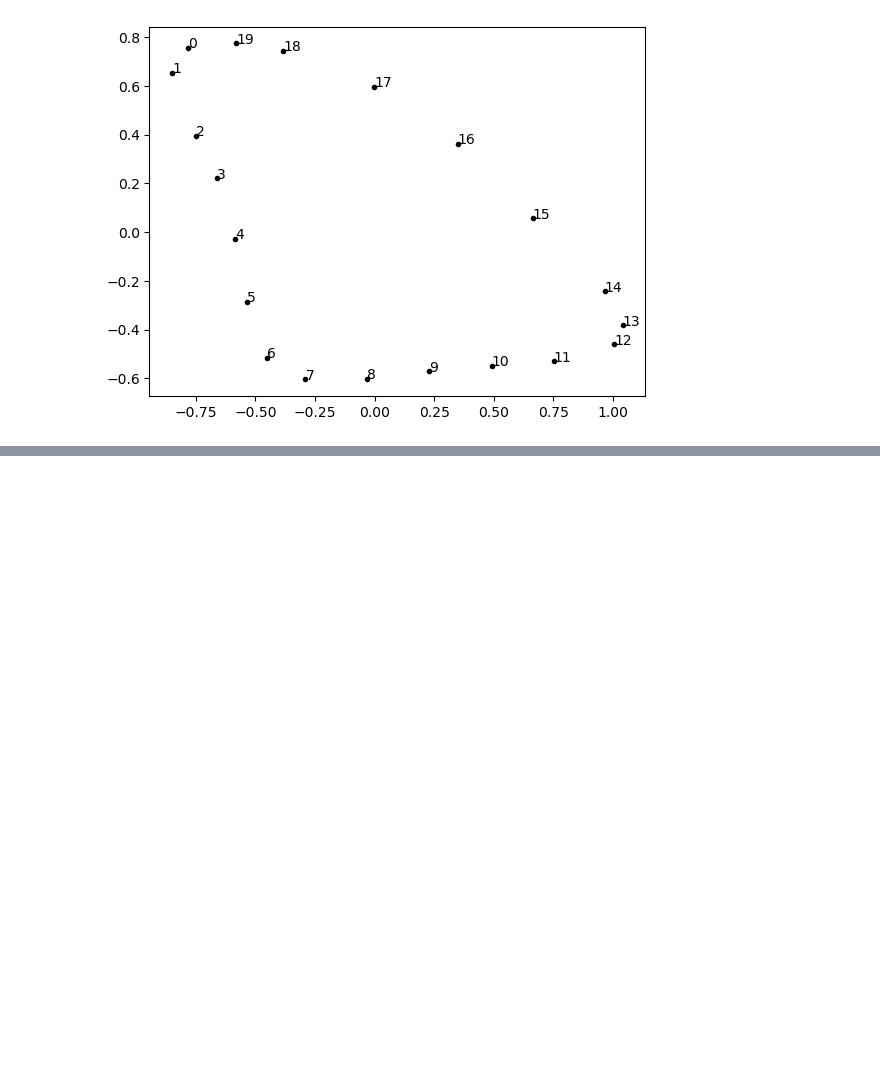
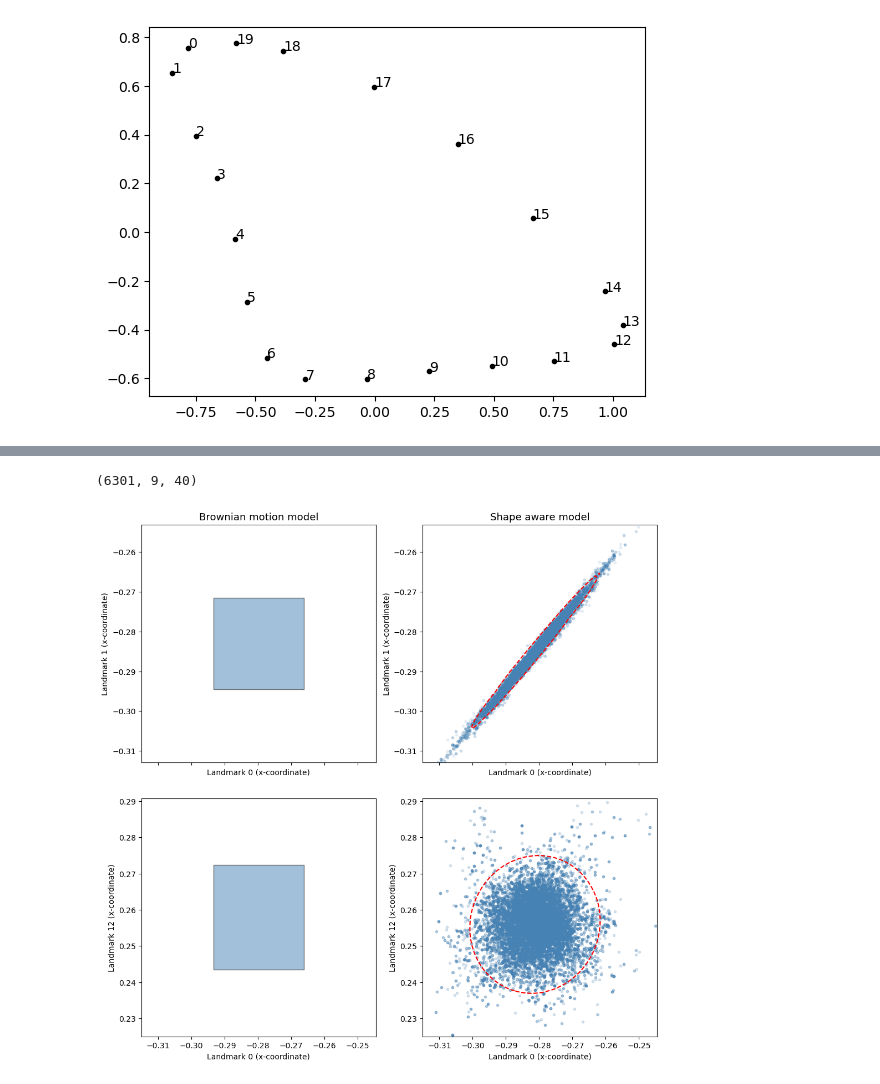
Before and after one commit to sofiastroustrup/SPMS, a Jupyter notebook: experiments/comparison/analyze_results.ipynb, the cells around one changed output, grey strips where cells are left out. Cells and saved outputs as stored; diff of their text form; code cells hidden in the pictures; blank space fills up the shorter version.

```diff
--- a/experiments/comparison/analyze_results.ipynb
+++ b/experiments/comparison/analyze_results.ipynb
@@ -115,18 +204,20 @@ list(range(1, 40, 2))
 # %%
-innernode_python = [0, 1, 2, 6]
-innernode_R = [6,7,8,9]
-node = 3
+nodeP = [0, 1, 2, 6]
+nodeR = [6,7,8,9]
+nidx = 1
 dim = [0, 2, 22]
 
 # nchain x mcmc iter x nnodes x ndim
 burnin_end = int(chain_results[0]['trees'].shape[0] * burnin_percent)
 all_posterior_samples = np.array([chain_results[i]['trees'][burnin_end:,:,:] for i in range(len(chain_results)) if chain_results[i] is not None])
 print(all_posterior_samples[0].shape)
-l0x = all_posterior_samples[:,:,node,dim[0]].flatten()
-l1x = all_posterior_samples[:,:,node,dim[1]].flatten()
-l12x = all_posterior_samples[:,:,node,dim[2]].flatten()
+l0x = all_posterior_samples[:,:,nodeP[nidx],dim[0]].flatten()
+l1x = all_posterior_samples[:,:,nodeP[nidx],dim[1]].flatten()
+l12x = all_posterior_samples[:,:,nodeP[nidx],dim[2]].flatten()
 
 # load confidence intervals from folder
 conf_dim0 = pd.read_csv(sim_path + f"/fastAnc/95%_conf_trait{dim[0]+1}.csv", header=0, index_col=0)
 conf_dim1 = pd.read_csv(sim_path + f"/fastAnc/95%_conf_trait{dim[1]+1}.csv", header=0, index_col=0)
 conf_dim2 = pd.read_csv(sim_path + f"/fastAnc/95%_conf_trait{dim[2]+1}.csv", header=0, index_col=0)
+# %% [output]
+(6301, 9, 40)
@@ -168,4 +224,5 @@ def gaussian_kde_contour(x, y, levels=[0.05]):
 # %%
+
 import matplotlib.patches as patches
 fig, axes = plt.subplots(nrows=2, ncols=2, figsize=(12, 12), sharex=True, sharey=False)
 plt.subplots_adjust(wspace=0.2, hspace=0.15)
@@ -174,7 +231,7 @@ axes = axes.flatten()
 axes[0].set_xlabel('Landmark 0 (x-coordinate)')
 axes[0].set_ylabel('Landmark 1 (x-coordinate)')
 axes[0].set_title('Brownian motion model', size=13)
-x_min, x_max = conf_dim0.iloc[node, 0], conf_dim0.iloc[node, 1]; y_min, y_max = conf_dim1.iloc[node, 0], conf_dim1.iloc[node, 1]
+x_min, x_max = conf_dim0.iloc[nidx, 0], conf_dim0.iloc[nidx, 1]; y_min, y_max = conf_dim1.iloc[nidx, 0], conf_dim1.iloc[nidx, 1]
 padding = 0.8
 x_range = x_max - x_min
 y_range = y_max - y_min
@@ -187,38 +244,44 @@ rect = patches.Rectangle((x_min, y_min), x_max - x_min, y_max - y_min,
                          alpha=0.5)
 axes[0].add_patch(rect)
 #axes[0].text(x_max, y_min, "Region of interest",
 #             fontsize=9,
 #             color='black',
 #             va='bottom')
 axes[1].set_xlim(x_min - padding * x_range, x_max + padding * x_range)
 axes[1].set_ylim(y_min - padding * y_range, y_max + padding * y_range)
 axes[1].set_xlabel('Landmark 0 (x-coordinate)')
 axes[1].set_ylabel('Landmark 1 (x-coordinate)')
 axes[1].set_title('Shape aware model', size=13)
-axes[1].plot(l0x, l1x, '.', color='steelblue', alpha=0.1)
-x_grid, y_grid, z, threshold = gaussian_kde_contour(l0x, l1x, levels=[0.05])
-contour = axes[1].contour(x_grid, y_grid, z, levels=[threshold],
-                         colors='black', linewidths=1)
+#axes[1].plot(l0x, l1x, '.', color='steelblue', alpha=0.1)
+#x_grid, y_grid, z, threshold = gaussian_kde_contour(l0x, l1x, levels=[0.05])
+#contour = axes[1].contour(x_grid, y_grid, z, levels=[threshold],
+#                         colors='black', linewidths=1)
+plot_bivariate_gaussian_contour(l0x, l1x, ax=axes[1], alpha=0.1,
+                               point_color='steelblue', contour_color='red')
 #axes[1].clabel(contour, inline=True, fontsize=10, fmt='%.2f')
 
 padding=0.8
 axes[2].set_xlabel('Landmark 0 (x-coordinate)')
 axes[2].set_ylabel('Landmark 12 (x-coordinate)')
-x_min, x_max = conf_dim0.iloc[node, 0], conf_dim0.iloc[node, 1]; y_min, y_max = conf_dim2.iloc[node, 0], conf_dim2.iloc[node, 1]
+x_min, x_max = conf_dim0.iloc[nidx, 0], conf_dim0.iloc[nidx, 1]; y_min, y_max = conf_dim2.iloc[nidx, 0], conf_dim2.iloc[nidx, 1]
 axes[2].set_xlim(x_min - padding * x_range, x_max + padding * x_range)
 axes[2].set_ylim(y_min - padding * y_range, y_max + padding * y_range)
 rect = patches.Rectangle((x_min, y_min), x_max - x_min, y_max - y_min,
                          linewidth=1,
                          edgecolor='black',
                          facecolor='steelblue',
                          alpha=.5)
 axes[2].add_patch(rect)
 axes[3].set_xlim(x_min - padding * x_range, x_max + padding * x_range)
 axes[3].set_ylim(y_min - padding * y_range, y_max + padding * y_range)
 axes[3].set_xlabel('Landmark 0 (x-coordinate)')
 axes[3].set_ylabel('Landmark 12 (x-coordinate)')
 axes[3].plot(l0x, l12x, '.', color='steelblue', alpha=0.1)
-x_grid, y_grid, z, threshold = gaussian_kde_contour(l0x, l12x, levels=[0.05])
-contour = axes[3].contour(x_grid, y_grid, z, levels=[threshold],
-                         colors='black', linewidths=1)
+#x_grid, y_grid, z, threshold = gaussian_kde_contour(l0x, l12x, levels=[0.05])
+#contour = axes[3].contour(x_grid, y_grid, z, levels=[threshold],
+#                         colors='black', linewidths=1)
+plot_bivariate_gaussian_contour(l0x, l12x, ax=axes[3], alpha=0.1,
+                               point_color='steelblue', contour_color='red')
 plt.savefig(save_path+"/posterior_covariation.pdf")
+# %% [output]
+[figure, added]
```
Also changed, not shown: parts of 15 cells of this notebook, 4 other files.
